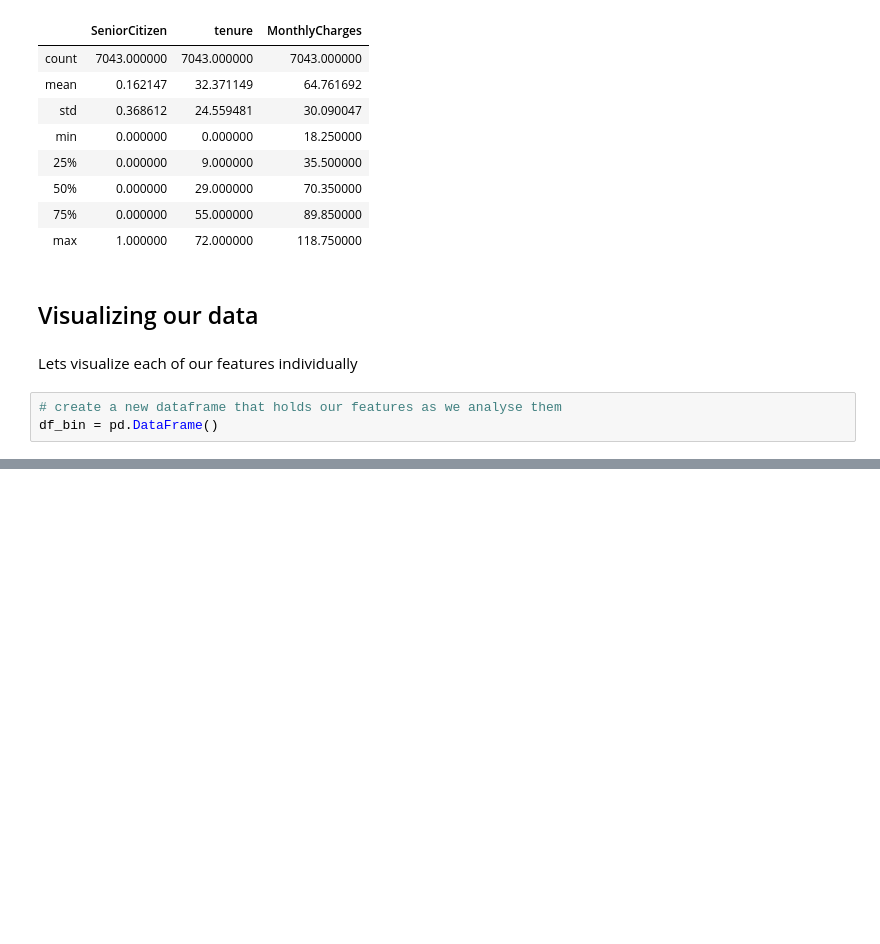
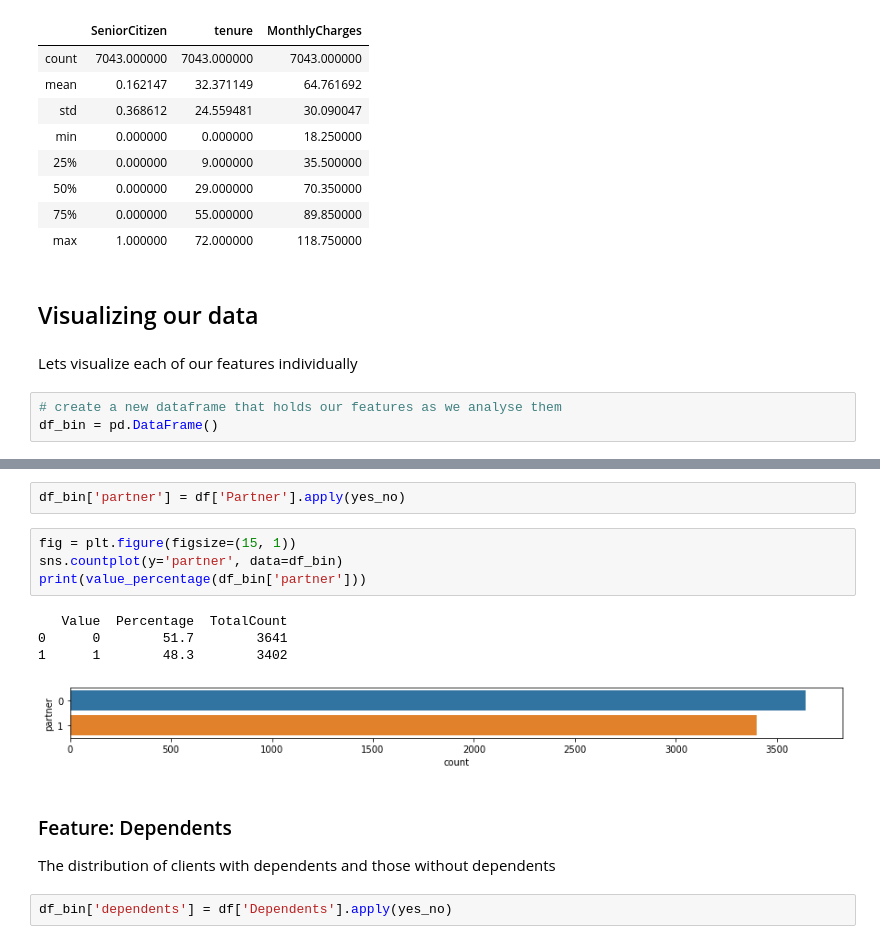
Before and after one commit to shambekela/Churn-Prediction, a Jupyter notebook: Churn-Prediction.ipynb, the cells around one changed output, grey strips where cells are left out. Drawn from its saved outputs; the diff is of its cells as text; blank space fills up the shorter version.

```diff
--- a/Churn-Prediction.ipynb
+++ b/Churn-Prediction.ipynb
@@ -154,0 +209,16 @@ Name: churn, dtype: float64
+# %%
+df_bin['partner'] = df['Partner'].apply(yes_no)
+# %%
+fig = plt.figure(figsize=(15, 1))
+sns.countplot(y='partner', data=df_bin)
+print(value_percentage(df_bin['partner']))
+# %% [output]
+   Value  Percentage  TotalCount
+0      0        51.7        3641
+1      1        48.3        3402
+[figure, added]
+# %% [markdown]
+### Feature: Dependents
+The distribution of clients with dependents and those without dependents
+# %%
+df_bin['dependents'] = df['Dependents'].apply(yes_no)
```
Also changed, not shown: parts of 59 cells of this notebook.
